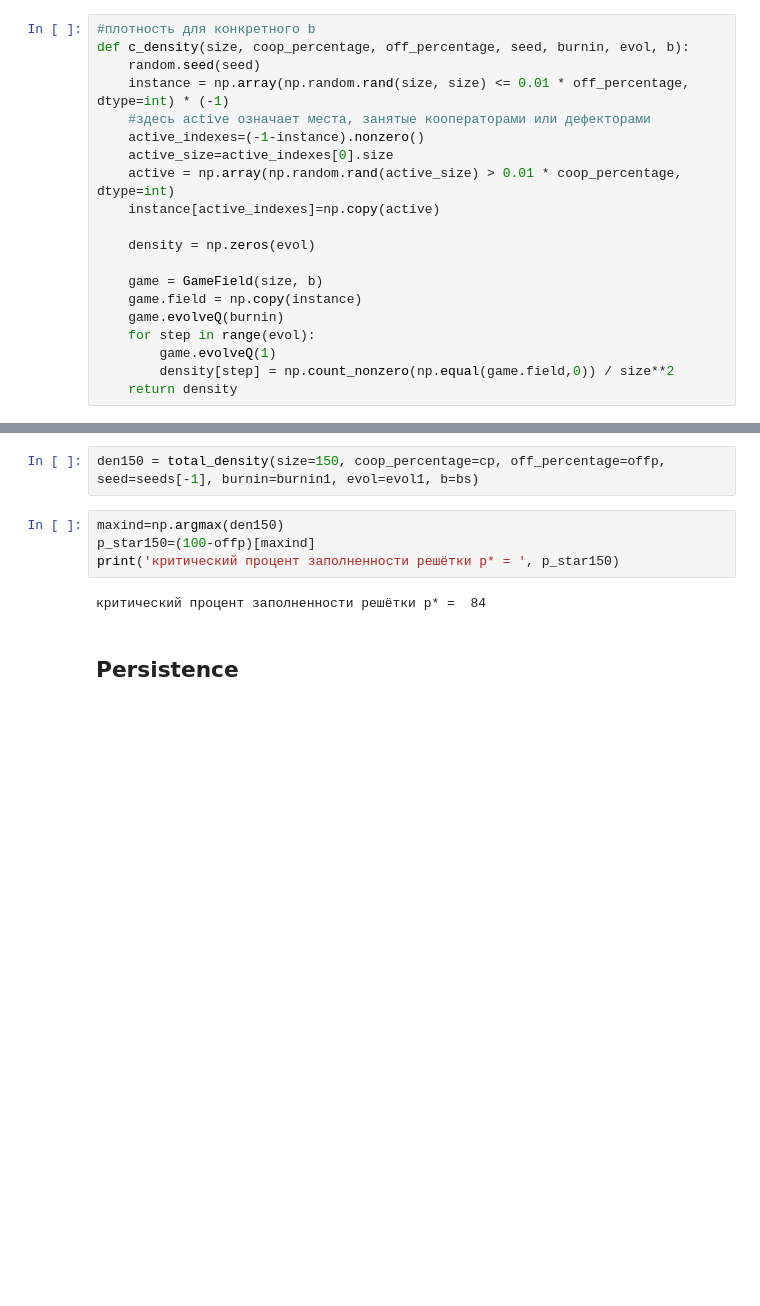
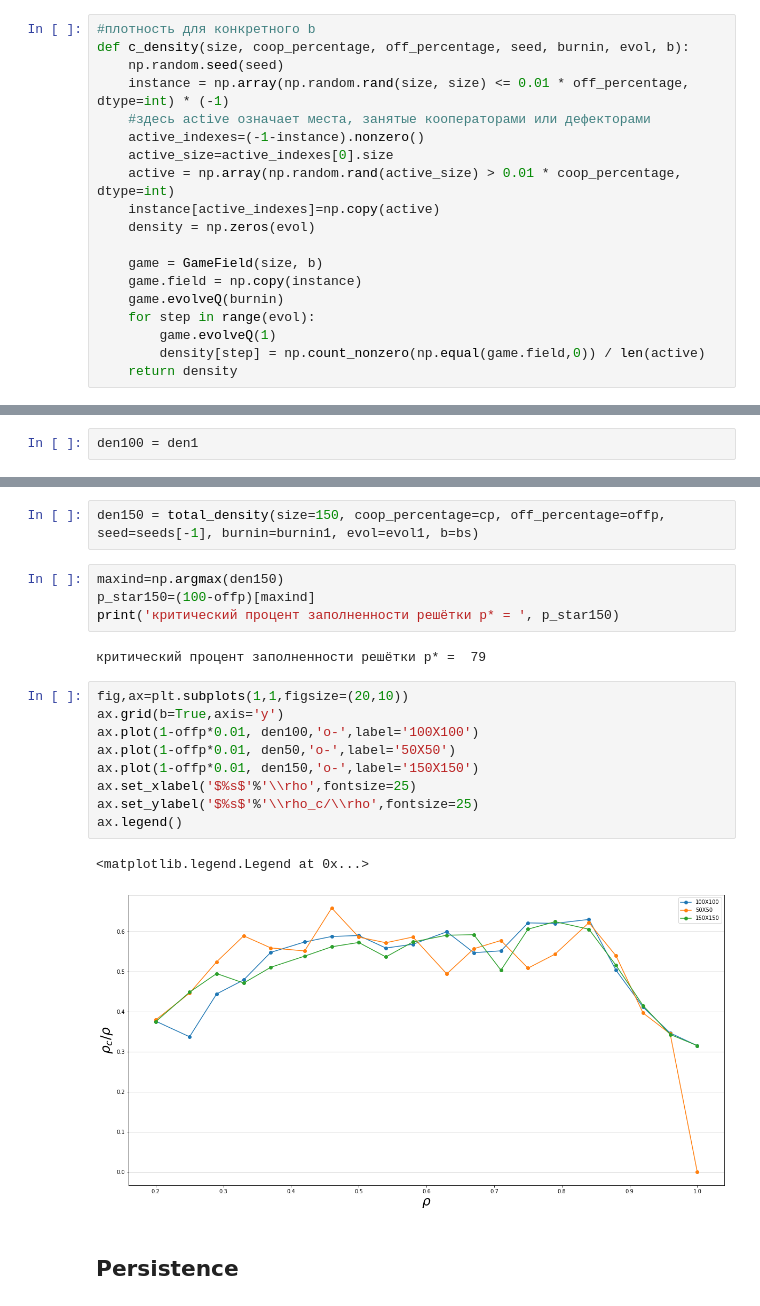
Before and after one commit to bu147/spatial-games-square-grid, a Jupyter notebook: site disorder crit.ipynb, the cells around one changed output, grey strips where cells are left out. Cells and saved outputs as stored; diff of their text form; blank space fills up the shorter version.

```diff
--- a/site disorder crit.ipynb
+++ b/site disorder crit.ipynb
@@ -27,14 +28,13 @@ evol1=500
 # %%
 #плотность для конкретного b
 def c_density(size, coop_percentage, off_percentage, seed, burnin, evol, b):
-    random.seed(seed)
+    np.random.seed(seed)
     instance = np.array(np.random.rand(size, size) <= 0.01 * off_percentage, dtype=int) * (-1)
     #здесь active означает места, занятые кооператорами или дефекторами
     active_indexes=(-1-instance).nonzero()
     active_size=active_indexes[0].size
     active = np.array(np.random.rand(active_size) > 0.01 * coop_percentage, dtype=int)
     instance[active_indexes]=np.copy(active)
-
     density = np.zeros(evol)
 
     game = GameField(size, b)
@@ -42,7 +42,7 @@ def c_density(size, coop_percentage, off_percentage, seed, burnin, evol, b):
     game.evolveQ(burnin)
     for step in range(evol):
         game.evolveQ(1)
-        density[step] = np.count_nonzero(np.equal(game.field,0)) / size**2
+        density[step] = np.count_nonzero(np.equal(game.field,0)) / len(active)
     return density
 # %%
 #измеряем плотность для одной реализации на протяжении evol1 шагов.
@@ -88,6 +76,8 @@ p_star=(100-offp)[maxind]
 print('критический процент заполненности решётки p* = ', p_star)
 # %% [output]
 критический процент заполненности решётки p* =  84
+# %%
+den100 = den1
 # %% [markdown]
 ### 50X50
 # %%
@@ -115,7 +105,19 @@ maxind=np.argmax(den150)
 p_star150=(100-offp)[maxind]
 print('критический процент заполненности решётки p* = ', p_star150)
 # %% [output]
-критический процент заполненности решётки p* =  84
+критический процент заполненности решётки p* =  79
+# %%
+fig,ax=plt.subplots(1,1,figsize=(20,10))
+ax.grid(b=True,axis='y')
+ax.plot(1-offp*0.01, den100,'o-',label='100X100')
+ax.plot(1-offp*0.01, den50,'o-',label='50X50')
+ax.plot(1-offp*0.01, den150,'o-',label='150X150')
+ax.set_xlabel('$%s$'%'\\rho',fontsize=25)
+ax.set_ylabel('$%s$'%'\\rho_c/\\rho',fontsize=25)
+ax.legend()
+# %% [output]
+<matplotlib.legend.Legend at 0x...>
+[figure, added]
 # %% [markdown]
 ## Persistence
 # %%
```
Also changed, not shown: parts of 4 cells of this notebook, 1 other file.
